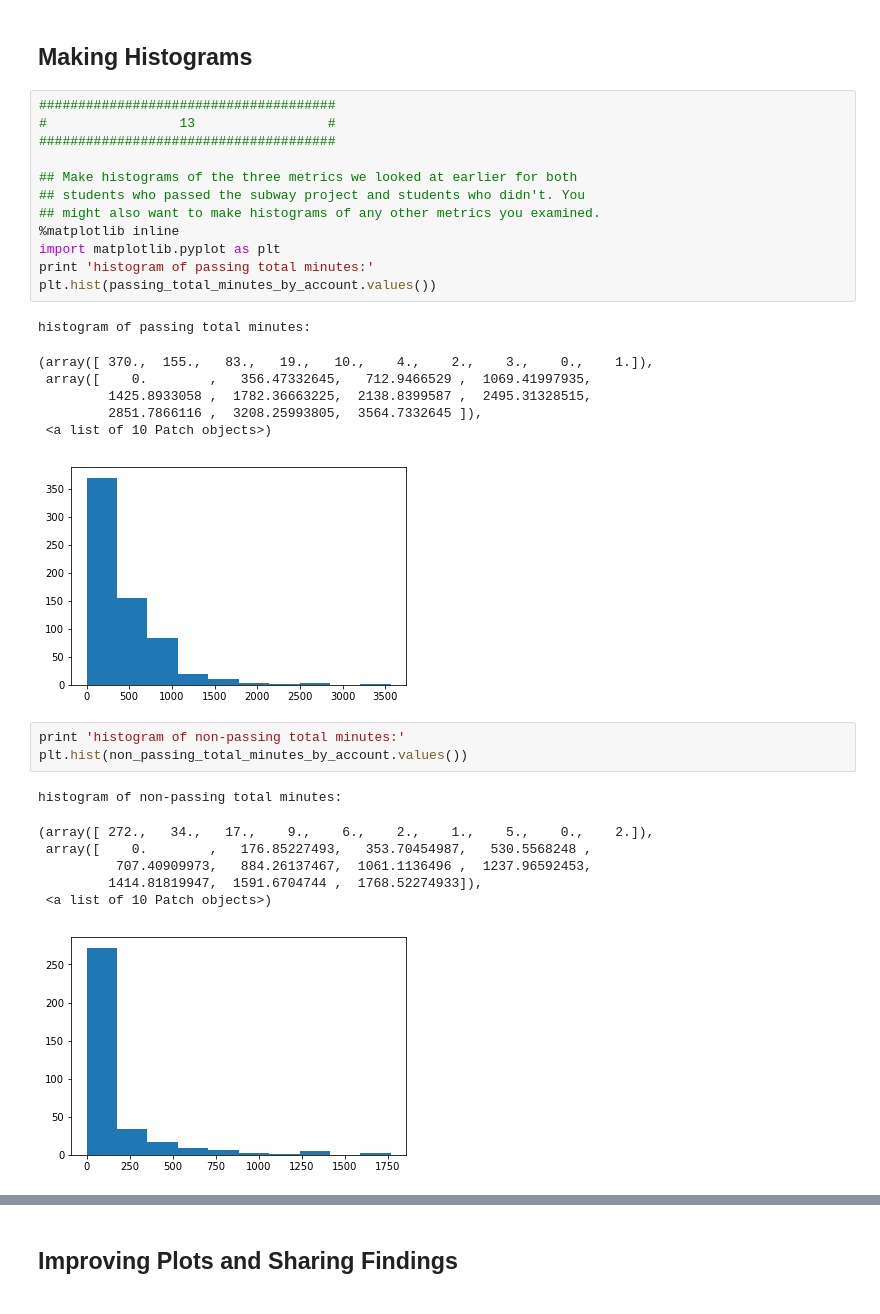
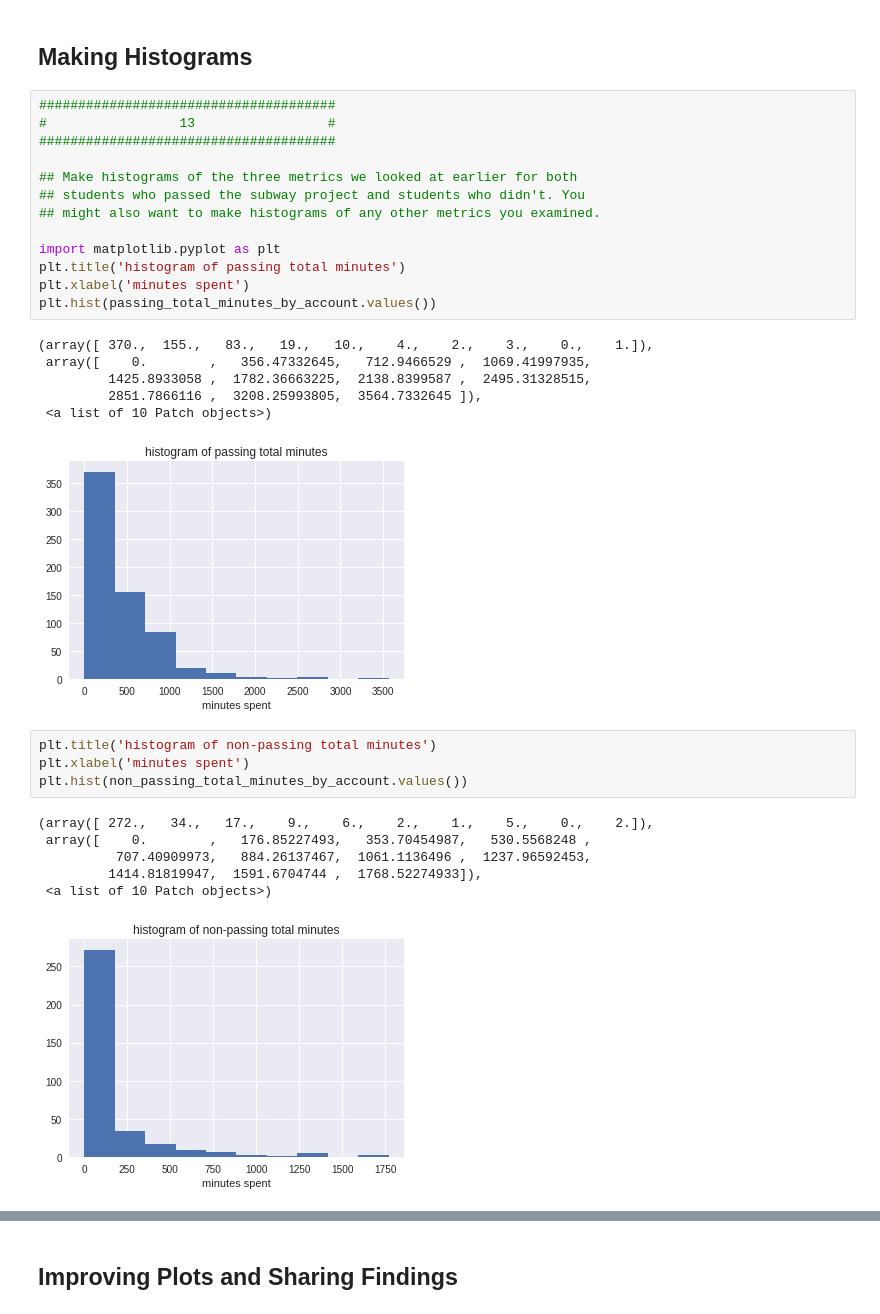
Before and after one commit to leesper/become-data-analyst, a Jupyter notebook: data-analyst/L1_Starter_Code.ipynb, the cells around one changed output, grey strips where cells are left out. Saved outputs shown, nothing was run; the diff lists cells and outputs as text.

```diff
--- a/data-analyst/L1_Starter_Code.ipynb
+++ b/data-analyst/L1_Starter_Code.ipynb
@@ -550,32 +551,32 @@ Max: 2
 # %%
 ######################################
 #                 13                 #
 ######################################
 
 ## Make histograms of the three metrics we looked at earlier for both
 ## students who passed the subway project and students who didn't. You
 ## might also want to make histograms of any other metrics you examined.
-%matplotlib inline
+
 import matplotlib.pyplot as plt
-print 'histogram of passing total minutes:'
+plt.title('histogram of passing total minutes')
+plt.xlabel('minutes spent')
 plt.hist(passing_total_minutes_by_account.values())
 # %% [output]
-histogram of passing total minutes:
+(array([ 370.,  155.,   83.,   19.,   10.,    4.,    2.,    3.,    0.,    1.]),
+ array([    0.        ,   356.47332645,   712.9466529 ,  1069.41997935,
+         1425.8933058 ,  1782.36663225,  2138.8399587 ,  2495.31328515,
+         2851.7866116 ,  3208.25993805,  3564.7332645 ]),
+ <a list of 10 Patch objects>)
-(array([ 370.,  155.,   83.,   19.,   10.,    4.,    2.,    3.,    0.,    1.]),
- array([    0.        ,   356.47332645,   712.9466529 ,  1069.41997935,
-         1425.8933058 ,  1782.36663225,  2138.8399587 ,  2495.31328515,
-         2851.7866116 ,  3208.25993805,  3564.7332645 ]),
- <a list of 10 Patch objects>)
-[figure, old version]
+[figure, new version]
 # %%
-print 'histogram of non-passing total minutes:'
+plt.title('histogram of non-passing total minutes')
+plt.xlabel('minutes spent')
 plt.hist(non_passing_total_minutes_by_account.values())
 # %% [output]
-histogram of non-passing total minutes:
+(array([ 272.,   34.,   17.,    9.,    6.,    2.,    1.,    5.,    0.,    2.]),
+ array([    0.        ,   176.85227493,   353.70454987,   530.5568248 ,
+          707.40909973,   884.26137467,  1061.1136496 ,  1237.96592453,
+         1414.81819947,  1591.6704744 ,  1768.52274933]),
+ <a list of 10 Patch objects>)
-(array([ 272.,   34.,   17.,    9.,    6.,    2.,    1.,    5.,    0.,    2.]),
- array([    0.        ,   176.85227493,   353.70454987,   530.5568248 ,
-          707.40909973,   884.26137467,  1061.1136496 ,  1237.96592453,
-         1414.81819947,  1591.6704744 ,  1768.52274933]),
- <a list of 10 Patch objects>)
-[figure, old version]
+[figure, new version]
 # %%
```
Also changed, not shown: parts of 13 cells of this notebook.
